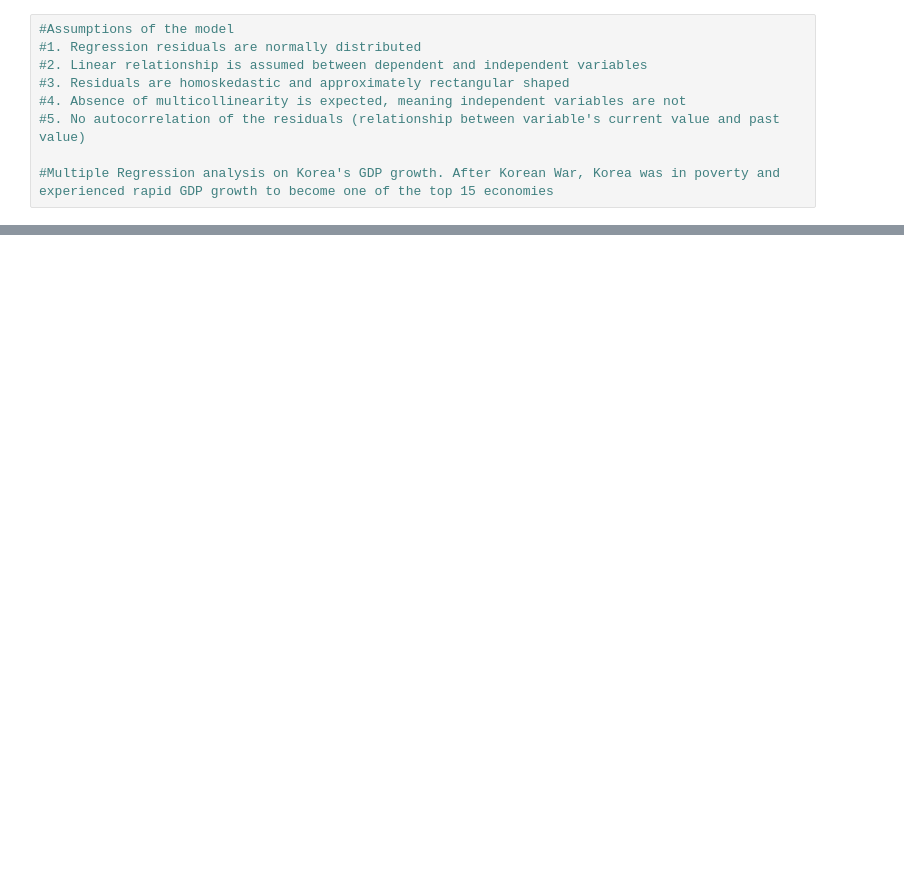
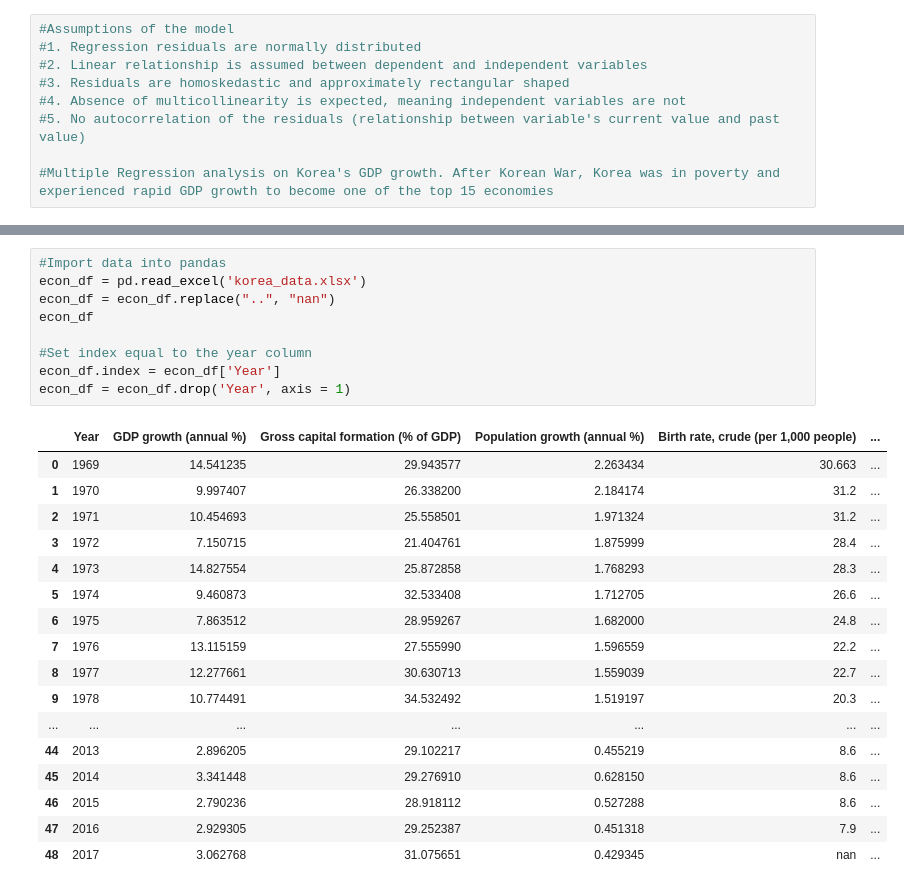
Before and after one commit to akchat1127/Projects, a Jupyter notebook: Korea Multiple Regression.ipynb, the cells around one changed output, grey strips where cells are left out. Cells and saved outputs as stored; diff of their text form; blank space fills up the shorter version.

```diff
--- a/Korea Multiple Regression.ipynb
+++ b/Korea Multiple Regression.ipynb
@@ -27,0 +30,27 @@ from sklearn.metrics import mean_squared_error, r2_score, mean_absolute_error
+# %%
+#Import data into pandas
+econ_df = pd.read_excel('korea_data.xlsx')
+econ_df = econ_df.replace("..", "nan")
+econ_df
+
+#Set index equal to the year column
+econ_df.index = econ_df['Year']
+econ_df = econ_df.drop('Year', axis = 1)
+# %% [output]
+|  | Year | GDP growth (annual %) | Gross capital formation (% of GDP) | Population growth (annual %) | Birth rate, crude (per 1,000 people) | ... |
+| 0 | 1969 | 14.541235 | 29.943577 | 2.263434 | 30.663 | ... |
+| 1 | 1970 | 9.997407 | 26.338200 | 2.184174 | 31.2 | ... |
+| 2 | 1971 | 10.454693 | 25.558501 | 1.971324 | 31.2 | ... |
+| 3 | 1972 | 7.150715 | 21.404761 | 1.875999 | 28.4 | ... |
+| 4 | 1973 | 14.827554 | 25.872858 | 1.768293 | 28.3 | ... |
+| 5 | 1974 | 9.460873 | 32.533408 | 1.712705 | 26.6 | ... |
+| 6 | 1975 | 7.863512 | 28.959267 | 1.682000 | 24.8 | ... |
+| 7 | 1976 | 13.115159 | 27.555990 | 1.596559 | 22.2 | ... |
+| 8 | 1977 | 12.277661 | 30.630713 | 1.559039 | 22.7 | ... |
+| 9 | 1978 | 10.774491 | 34.532492 | 1.519197 | 20.3 | ... |
+| ... | ... | ... | ... | ... | ... | ... |
+| 44 | 2013 | 2.896205 | 29.102217 | 0.455219 | 8.6 | ... |
+| 45 | 2014 | 3.341448 | 29.276910 | 0.628150 | 8.6 | ... |
+| 46 | 2015 | 2.790236 | 28.918112 | 0.527288 | 8.6 | ... |
+| 47 | 2016 | 2.929305 | 29.252387 | 0.451318 | 7.9 | ... |
+| 48 | 2017 | 3.062768 | 31.075651 | 0.429345 | nan | ... |
```
Also changed, not shown: parts of 2 cells of this notebook.
